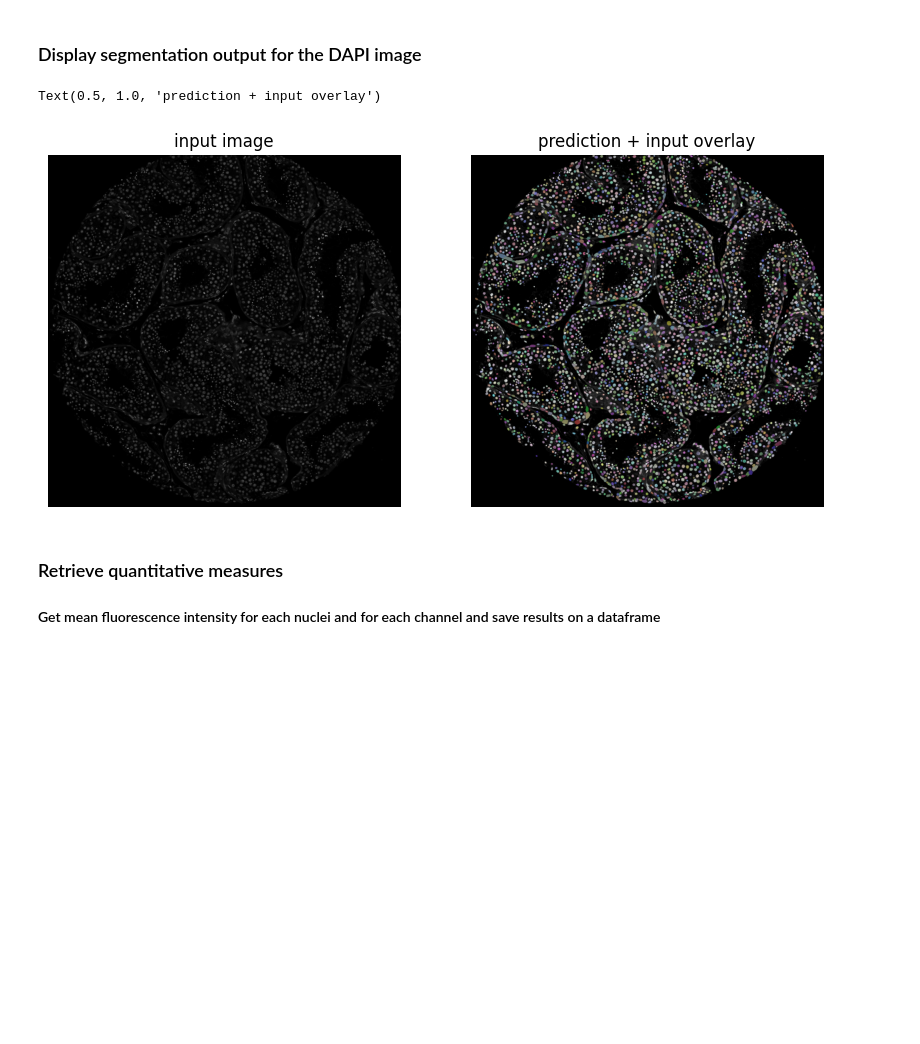
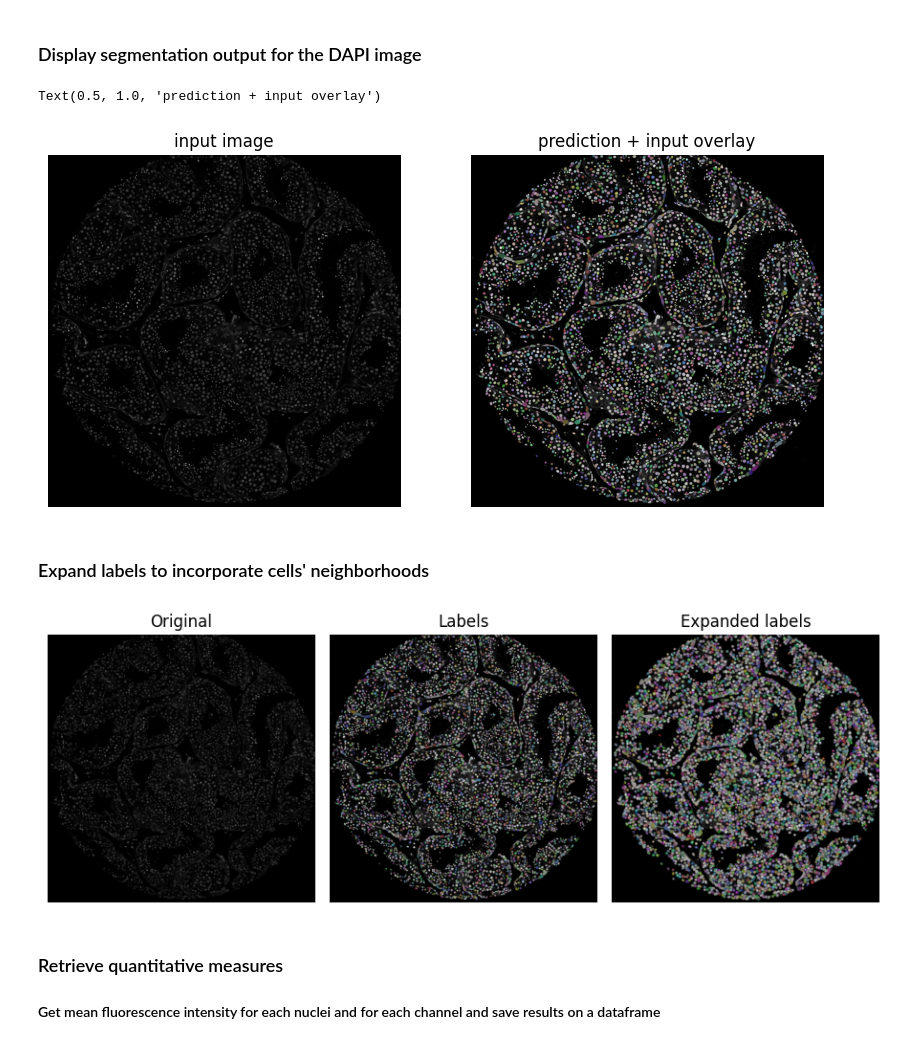
Before and after one commit to BIIFSweden/spermatogenesis-profiling, a Jupyter notebook: pipeline_multiplexed.ipynb, the cells around one changed output. Drawn from its saved outputs; the diff is of its cells as text; code cells hidden in the pictures; blank space fills up the shorter version.

```diff
--- a/pipeline_multiplexed.ipynb
+++ b/pipeline_multiplexed.ipynb
@@ -21,7 +21,7 @@ warnings.filterwarnings('ignore')
 inputpath = '' # example '/Users/projects/'
 
 # read reference image and select DAPI channel
-ref_img = io.imread(os.path.join(inputpath, '20460260_Scan1_Core[1,2,A]_[12663,40371]_component_data.tif - resolution #3.tif'))
+ref_img = io.imread(os.path.join(inputpath, ''))
 nuclei = ref_img[0,:,:]
 # %% [markdown]
 ### Run StarDist on the DAPI channel and save both label and binary masks
@@ -75,7 +104,39 @@ ax2.axis("off")
 ax2.set_title('prediction + input overlay')
 # %% [output]
 Text(0.5, 1.0, 'prediction + input overlay')
-[figure, old version]
+[figure, new version]
+# %% [markdown]
+### Expand labels to incorporate cells' neighborhoods
+# %%
+enlarged_labels = segmentation.expand_labels(labels, distance=3)
+
+io.imsave(inputpath + 'labels_enlarged.tif',enlarged_labels)
+io.imsave(inputpath + 'labels.tif',labels)
+
+# Show the segmentations.
+fig, axes = plt.subplots(
+    nrows=1,
+    ncols=3,
+    figsize=(9, 5),
+    sharex=True,
+    sharey=True,
+)
+
+axes[0].imshow(nuclei, cmap="gray", vmin=0, vmax=np.amax(nuclei))
+axes[0].set_title("Original")
+
+axes[1].imshow(render_label(labels, img=nuclei))
+axes[1].set_title("Labels")
+
+axes[2].imshow(render_label(enlarged_labels, img=nuclei))
+axes[2].set_title("Expanded labels")
+
+for a in axes:
+    a.axis("off")
+fig.tight_layout()
+plt.show()
+# %% [output]
+[figure, added]
 # %% [markdown]
 ### Retrieve quantitative measures
 #### Get mean fluorescence intensity for each nuclei and for each channel and save results on a dataframe
```
Also changed, not shown: parts of 9 cells of this notebook.
